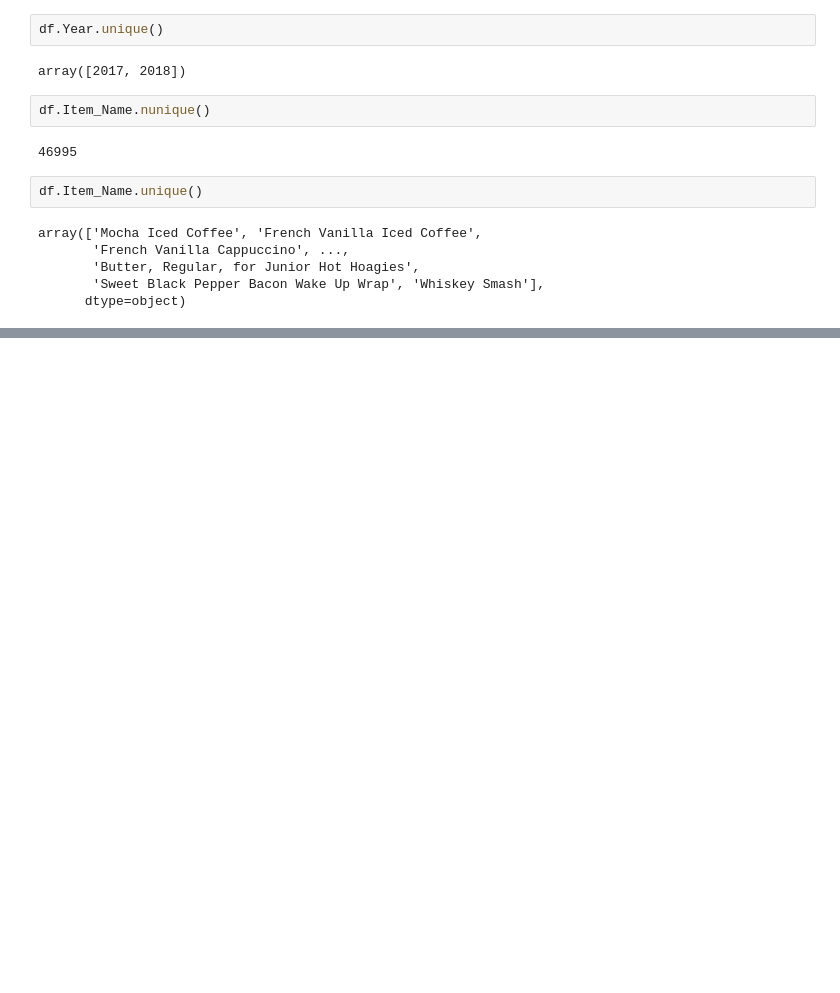
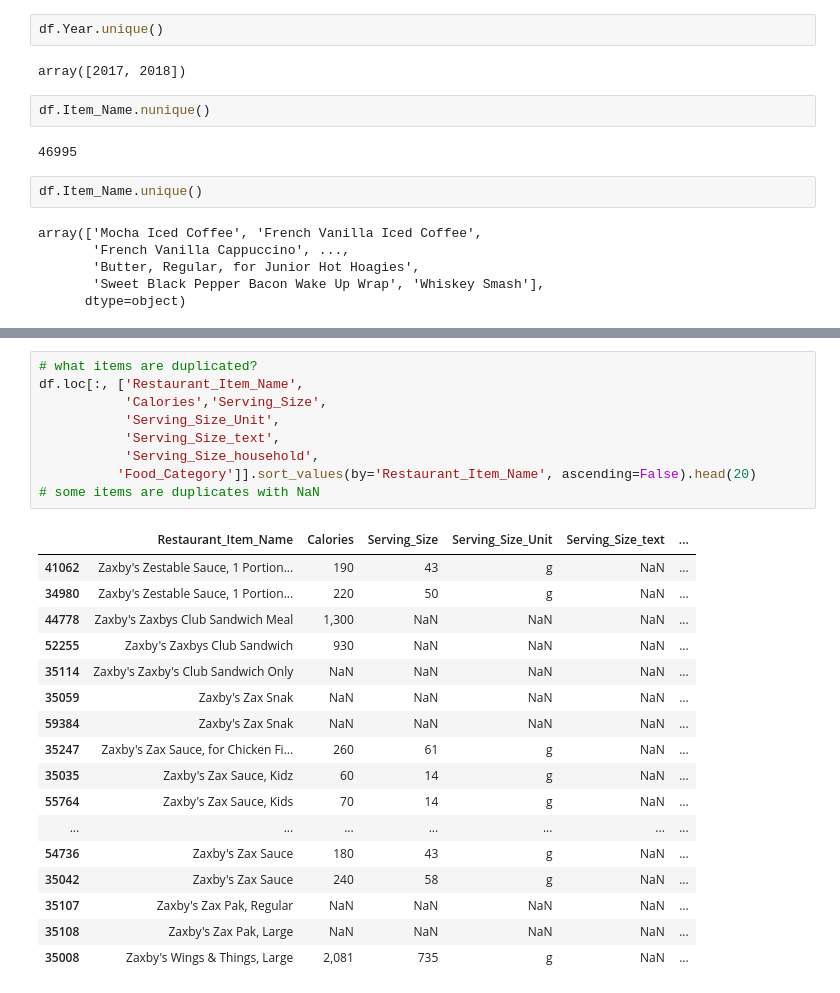
Before and after one commit to slp22/ds-ml-bootcamp, a Jupyter notebook: DOHMH_MenuStat_Historical.ipynb, the cells around one changed output, grey strips where cells are left out. Cells and saved outputs as stored; diff of their text form; blank space fills up the shorter version.

```diff
--- a/DOHMH_MenuStat_Historical.ipynb
+++ b/DOHMH_MenuStat_Historical.ipynb
@@ -159,0 +163,27 @@ Index(['Menu_Item_ID', 'Year', 'Restaurant_Item_Name', 'restaurant',
+# %%
+# what items are duplicated?
+df.loc[:, ['Restaurant_Item_Name',
+           'Calories','Serving_Size',
+           'Serving_Size_Unit',
+           'Serving_Size_text',
+           'Serving_Size_household',
+          'Food_Category']].sort_values(by='Restaurant_Item_Name', ascending=False).head(20)
+# some items are duplicates with NaN
+# %% [output]
+|  | Restaurant_Item_Name | Calories | Serving_Size | Serving_Size_Unit | Serving_Size_text | ... |
+| 41062 | Zaxby's Zestable Sauce, 1 Portion... | 190 | 43 | g | NaN | ... |
+| 34980 | Zaxby's Zestable Sauce, 1 Portion... | 220 | 50 | g | NaN | ... |
+| 44778 | Zaxby's Zaxbys Club Sandwich Meal | 1,300 | NaN | NaN | NaN | ... |
+| 52255 | Zaxby's Zaxbys Club Sandwich | 930 | NaN | NaN | NaN | ... |
+| 35114 | Zaxby's Zaxby's Club Sandwich Only | NaN | NaN | NaN | NaN | ... |
+| 35059 | Zaxby's Zax Snak | NaN | NaN | NaN | NaN | ... |
+| 59384 | Zaxby's Zax Snak | NaN | NaN | NaN | NaN | ... |
+| 35247 | Zaxby's Zax Sauce, for Chicken Fi... | 260 | 61 | g | NaN | ... |
+| 35035 | Zaxby's Zax Sauce, Kidz | 60 | 14 | g | NaN | ... |
+| 55764 | Zaxby's Zax Sauce, Kids | 70 | 14 | g | NaN | ... |
+| ... | ... | ... | ... | ... | ... | ... |
+| 54736 | Zaxby's Zax Sauce | 180 | 43 | g | NaN | ... |
+| 35042 | Zaxby's Zax Sauce | 240 | 58 | g | NaN | ... |
+| 35107 | Zaxby's Zax Pak, Regular | NaN | NaN | NaN | NaN | ... |
+| 35108 | Zaxby's Zax Pak, Large | NaN | NaN | NaN | NaN | ... |
+| 35008 | Zaxby's Wings & Things, Large | 2,081 | 735 | g | NaN | ... |
```
Also changed, not shown: parts of 23 cells of this notebook.
